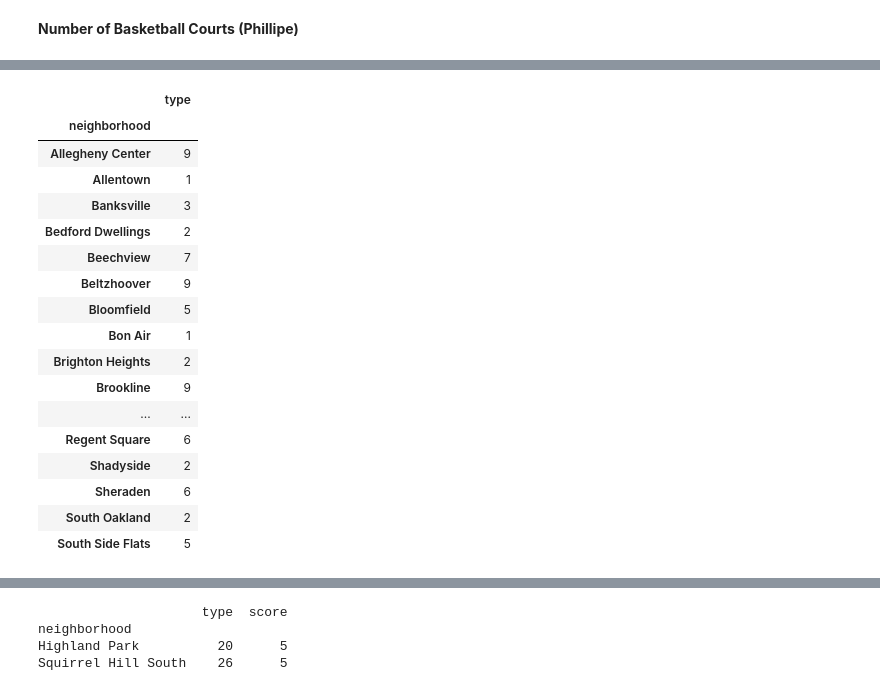
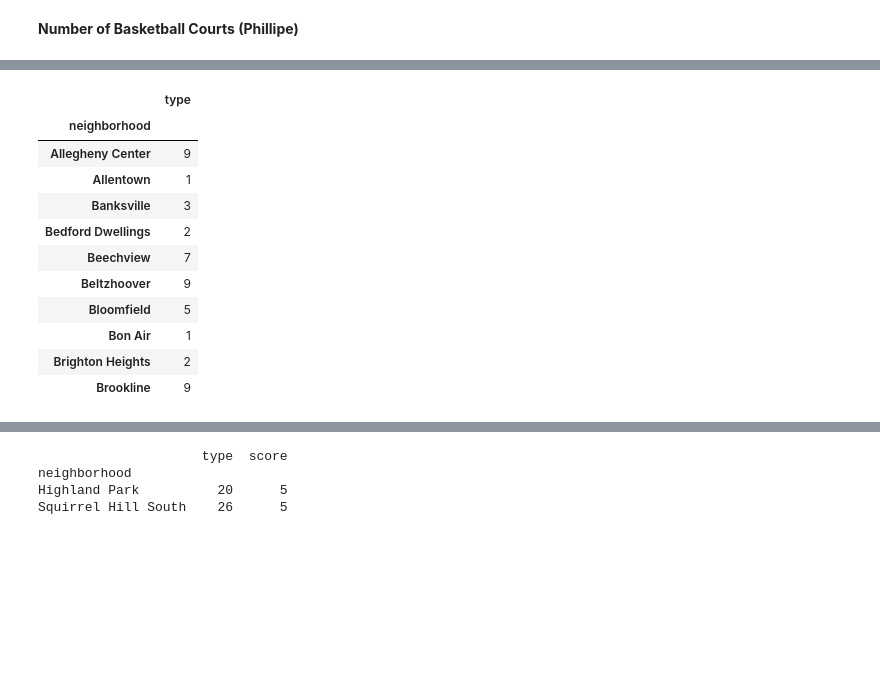
Before and after one commit to cjr118/FinalProject, a Jupyter notebook: Main.ipynb, the cells around one changed output, grey strips where cells are left out. Saved outputs shown, nothing was run; the diff lists cells and outputs as text; code cells hidden in the pictures; blank space fills up the shorter version.

```diff
--- a/Main.ipynb
+++ b/Main.ipynb
@@ -150,25 +151,20 @@ courtsData.head(10)
 # %%
 #Groups each court or rink by which neighborhood it is found in. Disregards the type and just adds them all up
 courtsGroup=courtsData.groupby("neighborhood").count()
-#Drops all 'unnecessary' columns. Setting the data to a new variable
-courtsSlim=courtsGroup.drop(columns=['park','name','id','location','surface_material','grandstand','inactive','council_district','ward','tract','public_works_division','pli_division','police_zone', 'fire_zone', 'latitude','longitude'])
-courtsSlim.head(50)
+#Drops all 'unnecessary' columns. Setting the data to a new variable.
+courtsFinal=courtsGroup.drop(columns=['park','name','id','location','surface_material','grandstand','inactive','council_district','ward','tract','public_works_division','pli_division','police_zone', 'fire_zone', 'latitude','longitude'])
+##Here is a visualization for what the data set looks like right now
+courtsFinal.head(10)
 # %% [output]
 |  | type |
 | neighborhood |  |
 | Allegheny Center | 9 |
 | Allentown | 1 |
 | Banksville | 3 |
 | Bedford Dwellings | 2 |
 | Beechview | 7 |
 | Beltzhoover | 9 |
 | Bloomfield | 5 |
 | Bon Air | 1 |
 | Brighton Heights | 2 |
 | Brookline | 9 |
-| ... | ... |
-| Regent Square | 6 |
-| Shadyside | 2 |
-| Sheraden | 6 |
-| South Oakland | 2 |
-| South Side Flats | 5 |
```
Also changed, not shown: parts of 8 cells of this notebook.
